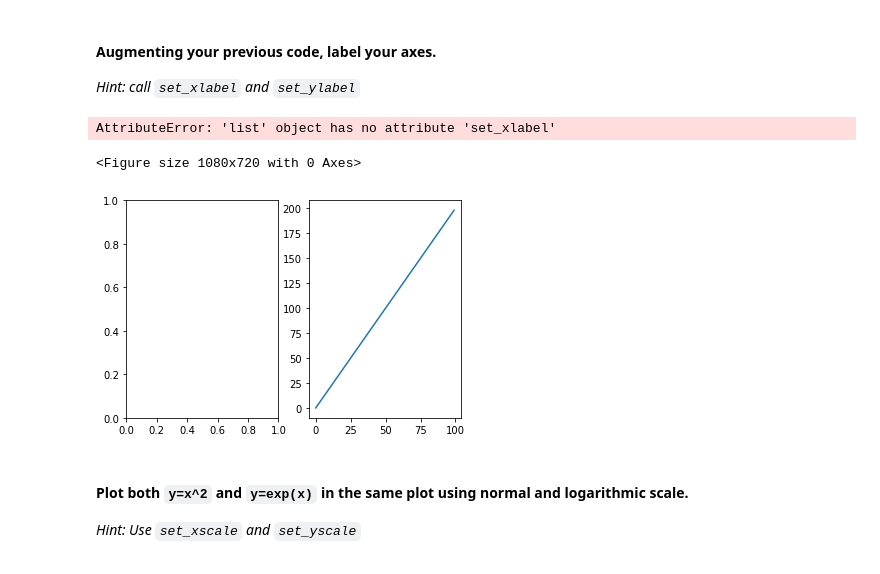
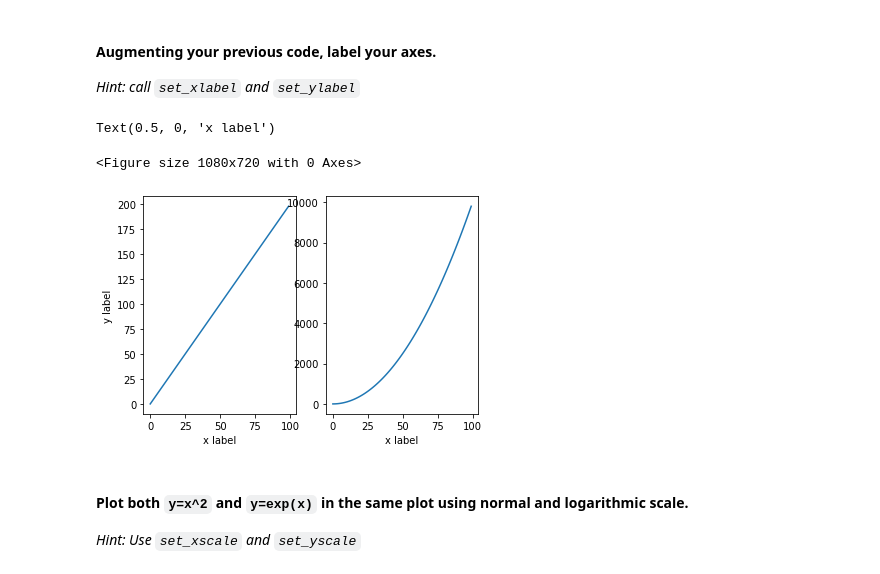
Before and after one commit to Data-FT-MX/lab_matplotlib_seaborn, a Jupyter notebook: your-code/challenge-1.ipynb, the cells around one changed output. Cells and saved outputs as stored; diff of their text form; code cells hidden in the pictures.

```diff
--- a/your-code/challenge-1.ipynb
+++ b/your-code/challenge-1.ipynb
@@ -76,18 +76,18 @@ ax[1].plot(x, z)
 # %%
 # your code here
 plt.figure(figsize=(15, 10))
 fig, (ax1, ax2) = plt.subplots(1, 2)
 
-ax1 = plt.plot(x, y)
+ax1.plot(x, y)
 ax1.set_xlabel('x label')
 ax1.set_ylabel('y label')
 
-ax[1] = plt.plot(x, z)
-ax[1].set_label('x label')
+ax2.plot(x, z)
+ax2.set_xlabel('x label')
 # %% [output]
-AttributeError: 'list' object has no attribute 'set_xlabel'
+Text(0.5, 0, 'x label')
 <Figure size 1080x720 with 0 Axes>
-[figure, old version]
+[figure, new version]
 # %% [markdown]
 #### Plot both `y=x^2` and `y=exp(x)` in the same plot using normal and logarithmic scale.
 
```
